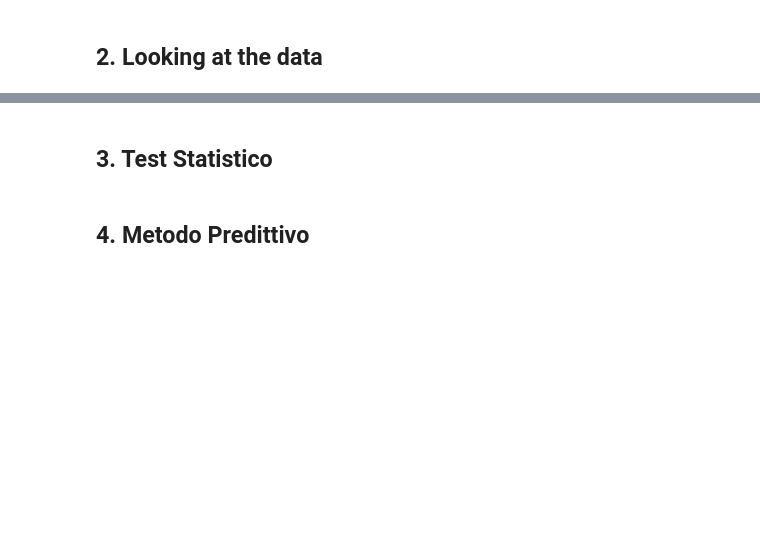
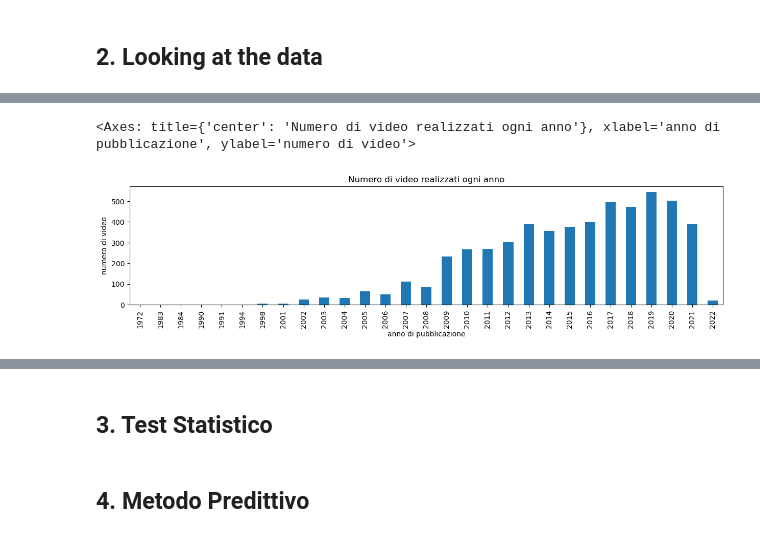
Before and after one commit to InKeaton/DataTed, a Jupyter notebook: data_ted.ipynb, the cells around one changed output, grey strips where cells are left out. Drawn from its saved outputs; the diff is of its cells as text; code cells hidden in the pictures; blank space fills up the shorter version.

```diff
--- a/data_ted.ipynb
+++ b/data_ted.ipynb
@@ -108,0 +110,5 @@ daTed.plot.scatter("views", "likes", figsize=(15, 3), c=t)
+# %%
+daTed.groupby(daTed.date.dt.year)['title'].count().plot(kind='bar', figsize=(15, 3), ylabel="numero di video", xlabel="anno di pubblicazione", title="Numero di video realizzati ogni anno")
+# %% [output]
+<Axes: title={'center': 'Numero di video realizzati ogni anno'}, xlabel='anno di pubblicazione', ylabel='numero di video'>
+[figure, added]
```
Also changed, not shown: parts of 7 cells of this notebook, 2 other files.
